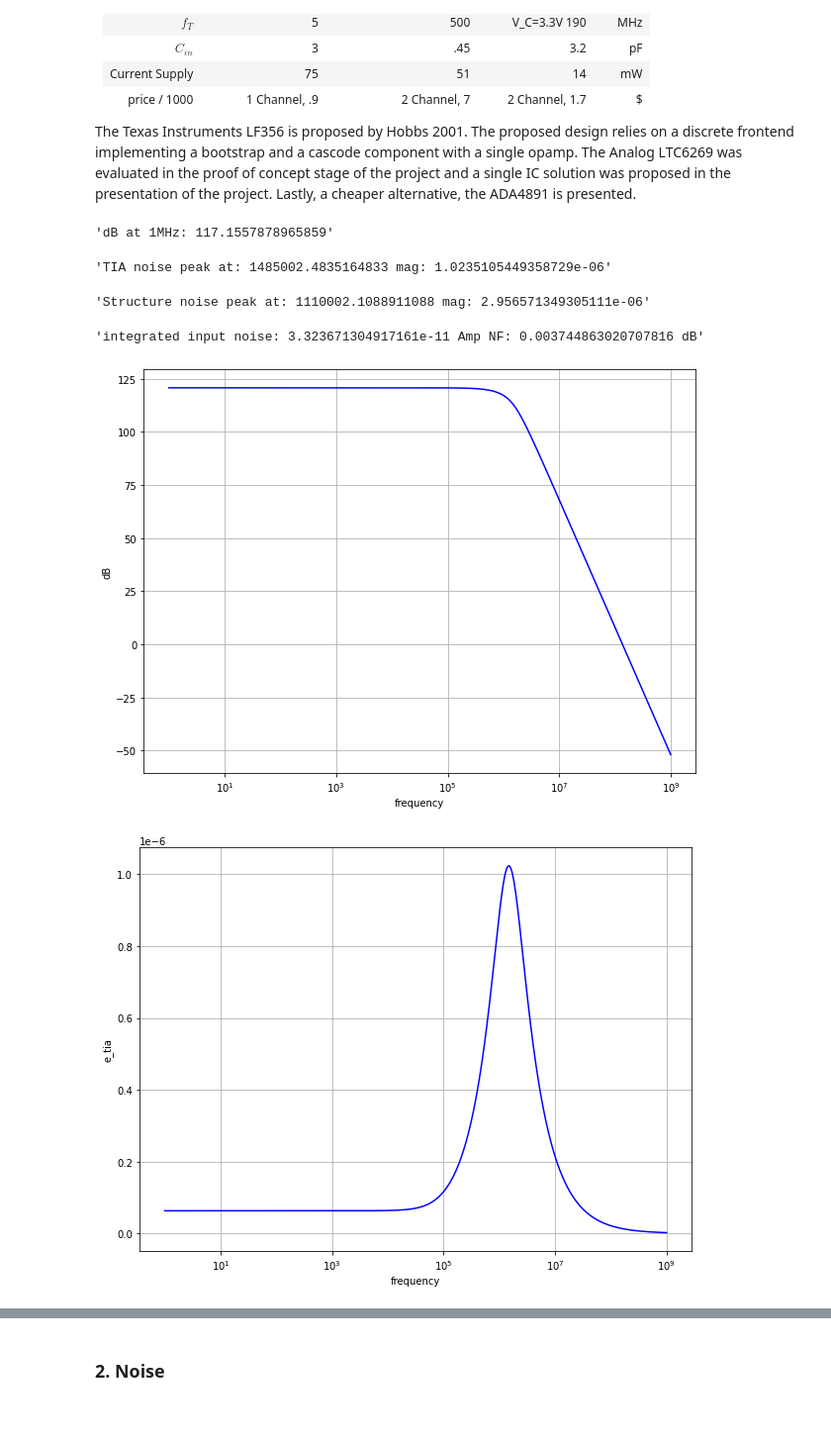
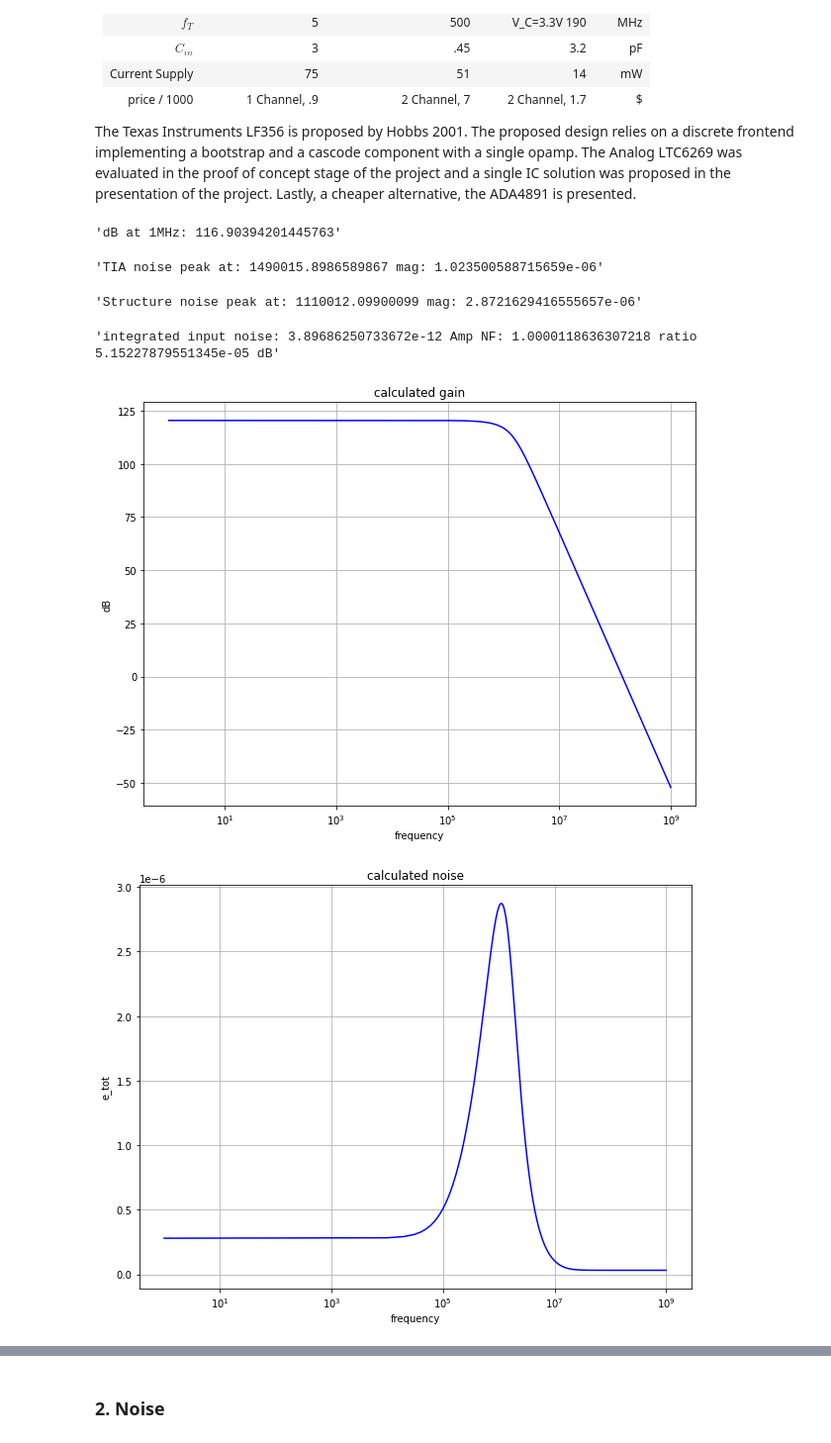
Before and after one commit to dimant/ee538-spring2021, a Jupyter notebook: Project/Project.ipynb, the cells around one changed output, grey strips where cells are left out. Shown at 99% size. Drawn from its saved outputs; the diff is of its cells as text; code cells hidden in the pictures; blank space fills up the shorter version.

```diff
--- a/Project/Project.ipynb
+++ b/Project/Project.ipynb
@@ -21,29 +21,3 @@ __Design Specifications__
 Transimpedance gain: $ G = 1 / 1e^{-6} = 1M\Omega$
 
 Diode has only shot noise: $e_{nd} = \sqrt{2 q I_d}$
-# %%
-import matplotlib as mpl
-from matplotlib import pyplot as plt
-import numpy as np
-
-def plot_xlogy(x, y, xlabel, ylabel):
-    fig, ax = plt.subplots(figsize=(10.0, 7.5));
-    ax.semilogx(x, y, 'b')
-    ax.grid()
-    ax.set_xlabel(xlabel)
-    ax.set_ylabel(ylabel)
-
-def plot_xy(x, y, xlabel, ylabel):
-    fig, ax = plt.subplots(figsize=(10.0, 7.5));
-    ax.plot(x, y, 'b')
-    ax.grid()
-    ax.set_xlabel(xlabel)
-    ax.set_ylabel(ylabel)
-
-k = 1.38e-23                 # Boltzmann constant, J/K
-T = 300                      # room temperature (27C) in Kelvin
-q = 1.6e-19                  # charge of an electron
-kT = k*T
-
-i_ns = np.sqrt(2 * q * 2e-6) # 2uA min current through diode
-display(f'i_ns: {i_ns}')
@@ -87,7 +143,7 @@ Overall, for moderate bandwidths (1MHz) and large photo diode capacitance (150pf
 The Texas Instruments LF356 is proposed by Hobbs 2001. The proposed design relies on a discrete frontend implementing a bootstrap and a cascode component with a single opamp. The Analog LTC6269 was evaluated in the proof of concept stage of the project and a single IC solution was proposed in the presentation of the project. Lastly, a cheaper alternative, the ADA4891 is presented.
 # %%
 def analyze(C_D, C_f, R_f, e_namp, i_namp, f_T, C_filter, R_filter, R_1, R_2):
-    f = np.linspace(1, 10**9, 10**6)
+    f = np.linspace(1, 10**9, 10**5)
     s = np.multiply(2*np.pi, f)
 
     zeta = 1 / np.sqrt(2)
@@ -102,8 +158,9 @@ def analyze(C_D, C_f, R_f, e_namp, i_namp, f_T, C_filter, R_filter, R_1, R_2):
 
     #plot_xlogy(f, tf_amp_mag * 2e-6, "frequency", "V/uA")
     tf_amp_db = 20 * np.log10(tf_amp_mag)
-    plot_xlogy(f, tf_amp_db, "frequency", "dB")
-    display(f'dB at 1MHz: {tf_amp_db[1000]}')
+    plot_xlogy(f, tf_amp_db, "frequency", "dB", "calculated gain")
+    mhz_idx = closest(f, 1e6)
+    display(f'dB at 1MHz: {tf_amp_db[mhz_idx]}')
 
     i_tia_e_na = e_namp * s * C_D
     e_tia_na = i_tia_e_na * tf_tia_mag
@@ -114,7 +171,7 @@ def analyze(C_D, C_f, R_f, e_namp, i_namp, f_T, C_filter, R_filter, R_1, R_2):
 
     e_tia = np.sqrt(e_tia_na**2 + e_tia_nRf**2)
 
-    plot_xlogy(f, e_tia, "frequency", "e_tia")
+    #plot_xlogy(f, e_tia, "frequency", "e_tia")
     x = np.argmax(e_tia)
     display(f'TIA noise peak at: {f[x]} mag: {e_tia[x]}')
 
@@ -128,7 +185,7 @@ def analyze(C_D, C_f, R_f, e_namp, i_namp, f_T, C_filter, R_filter, R_1, R_2):
 
     e_tot = np.sqrt((e_tia * tf_filter_mag * tf_noninv_mag) ** 2 + e_nRfilter**2 + e_nR2**2 + e_nR1**2 + e_i_namp**2 + e_e_namp**2)
 
-    plot_xlogy(f, e_tot, "frequency", "e_tot")
+    plot_xlogy(f, e_tot, "frequency", "e_tot", "calculated noise")
     x = np.argmax(e_tot)
     f[x],e_tot[x]
 
@@ -137,9 +194,10 @@ def analyze(C_D, C_f, R_f, e_namp, i_namp, f_T, C_filter, R_filter, R_1, R_2):
     i_ns_tot =  0.8e-12 * np.sqrt(1e6)
 
 
-    NF = 10*np.log10(np.sqrt(1 + (i_tot_int_input**2) / (i_ns_tot**2)))
+    NFac = np.sqrt(1 + (i_tot_int_input**2) / (i_ns_tot**2))
+    NF = 10*np.log10(NFac)
 
     display(f'Structure noise peak at: {f[x]} mag: {e_tot[x]}')
-    display(f'integrated input noise: {i_tot_int_input} Amp NF: {NF} dB')
+    display(f'integrated input noise: {i_tot_int_input} Amp NF: {NFac} ratio {NF} dB')
 # %%
 C_D = 150e-12 # pF
@@ -165,9 +214,9 @@ R_2 = 1.8e3 # kOhm
 # %%
-analyze(C_D, 0.68e-12, 240e3, e_namp_ltc, i_namp_ltc, f_T_ltc, 1.5e-9, 100, 510, 1.8e3)
+analyze(C_D, 0.68e-12, 240e3, e_namp_ltc, i_namp_ltc, f_T_ltc, 1.5e-9, 100, 1.5e3, 5.1e3)
 # %% [output]
-'dB at 1MHz: 117.1557878965859'
+'dB at 1MHz: 116.90394201445763'
-'TIA noise peak at: 1485002.4835164833 mag: 1.0235105449358729e-06'
+'TIA noise peak at: 1490015.8986589867 mag: 1.023500588715659e-06'
-'Structure noise peak at: 1110002.1088911088 mag: 2.956571349305111e-06'
+'Structure noise peak at: 1110012.09900099 mag: 2.8721629416555657e-06'
-'integrated input noise: 3.323671304917161e-11 Amp NF: 0.003744863020707816 dB'
+'integrated input noise: 3.89686250733672e-12 Amp NF: 1.0000118636307218 ratio 5.15227879551345e-05 dB'
-[figure, old version]
+[figure, new version]
-[figure, old version]
+[figure, new version]
```
Also changed, not shown: parts of 8 cells of this notebook, 2 other files.
